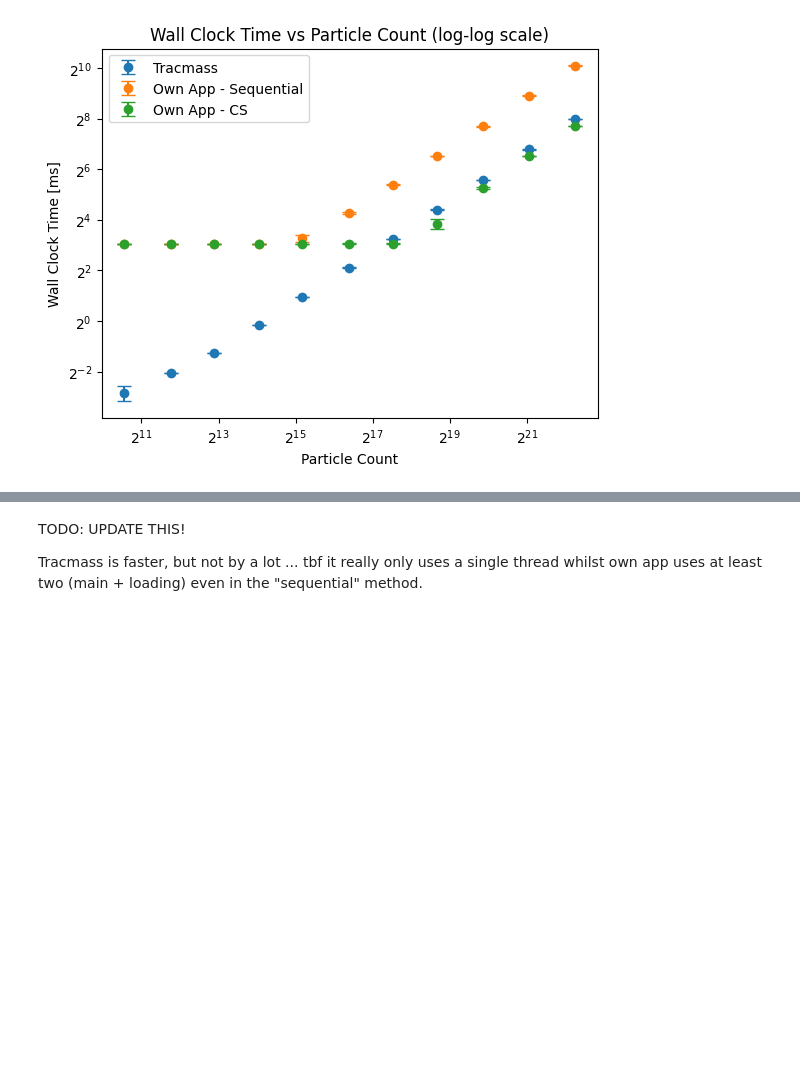
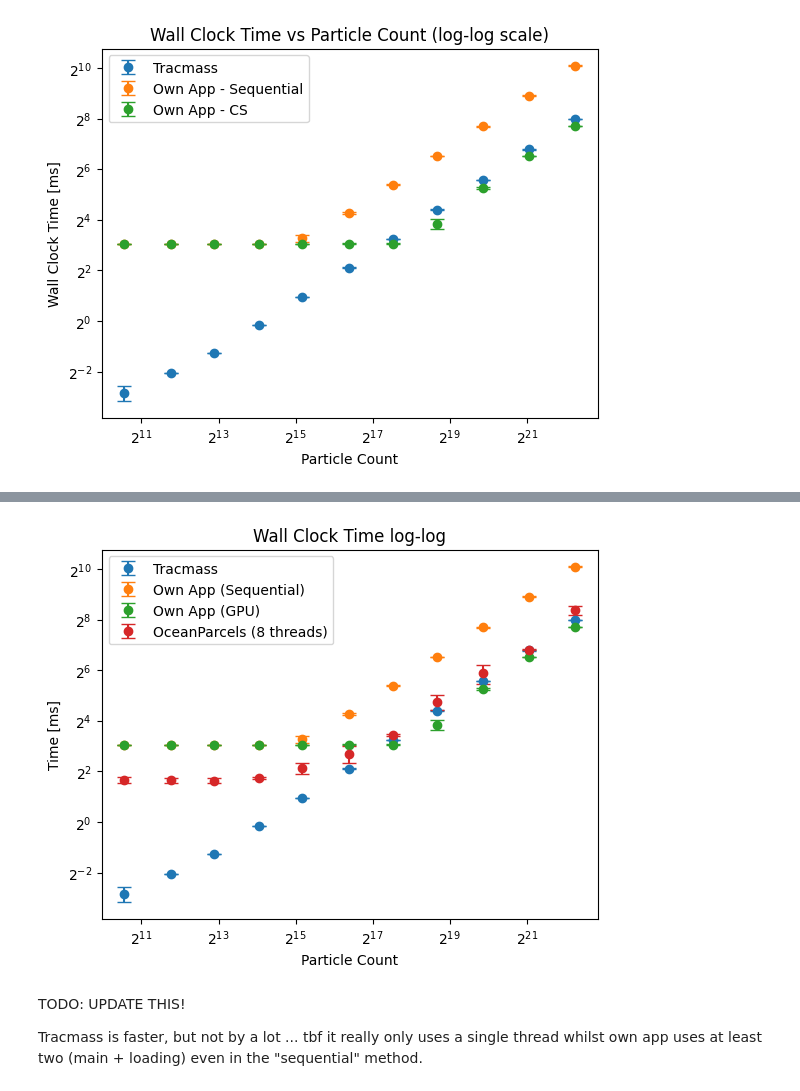
Before and after one commit to MartinOpat/Tracmass, a Jupyter notebook: process_data.ipynb, the cells around one changed output, grey strips where cells are left out. Cells and saved outputs as stored; diff of their text form; code cells hidden in the pictures; blank space fills up the shorter version.

```diff
--- a/process_data.ipynb
+++ b/process_data.ipynb
@@ -148,3 +199,21 @@ plt.show()
+# %%
+# Wall clock time vs particle count plot (log-log) all together
+
+plt.errorbar(particle_counts, wall_clock_times, wall_clock_times_err, label="Tracmass", fmt='o', capsize=5)
+plt.errorbar(own_particle_counts, own_cpu_times, own_cpu_times_err, label="Own App (Sequential)", fmt='o', capsize=5)
+plt.errorbar(own_cs_particle_counts, own_cs_cpu_times, own_cs_cpu_times_err, label="Own App (GPU)", fmt='o', capsize=5)
+plt.errorbar(particle_counts, wall_clock_times_parc, wall_clock_times_err_parc, label="OceanParcels (8 threads)", fmt='o', capsize=5)
+
+plt.xscale("log", base=2)
+plt.yscale("log", base=2)
+plt.xlabel("Particle Count")
+plt.ylabel("Time [ms]")
+plt.title("Wall Clock Time log-log")
+plt.legend()
+plt.savefig("comparison_wallclock.svg", format="svg")
+plt.show()
+# %% [output]
+[figure, added]
 # %% [markdown]
 TODO: UPDATE THIS!
 
```
Also changed, not shown: parts of 2 cells of this notebook, 2 other files.
